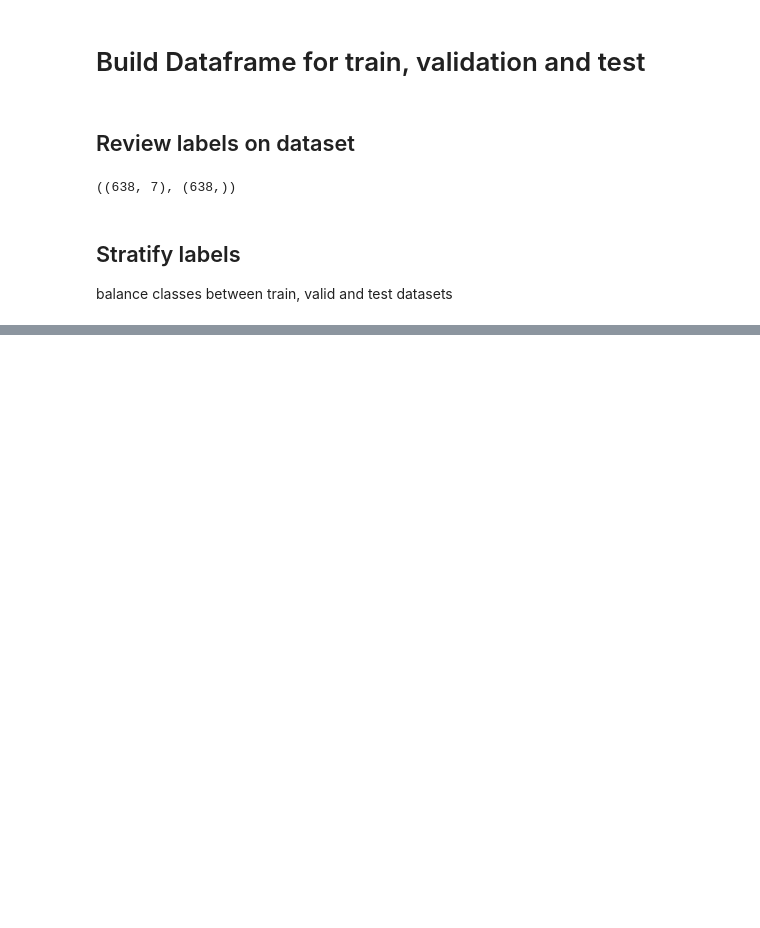
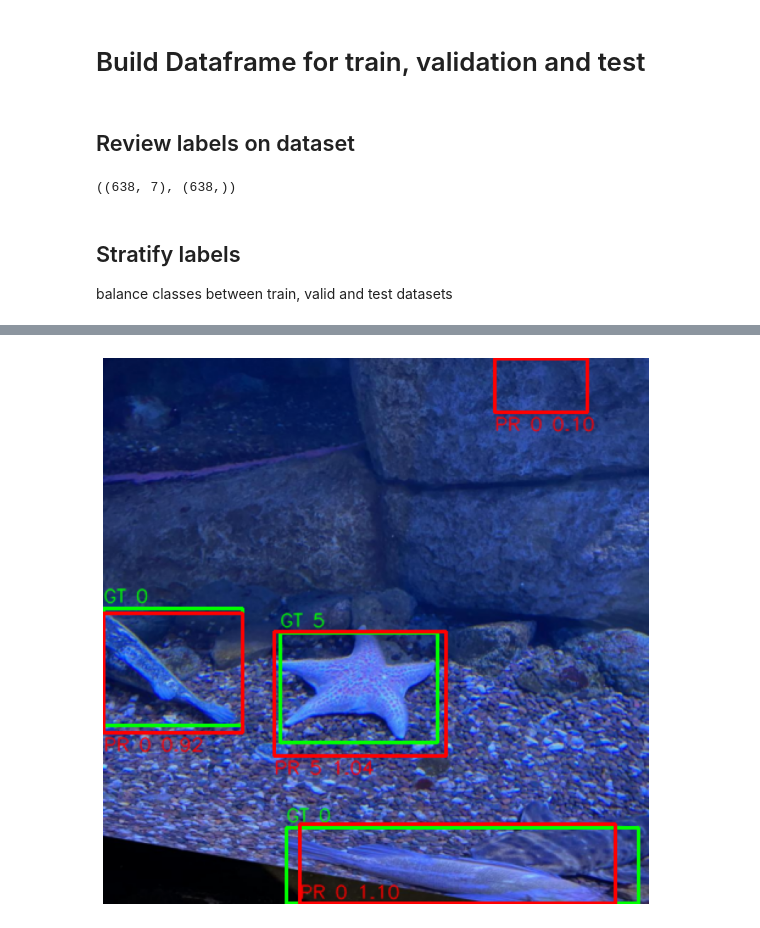
Before and after one commit to Antonio4BM/object-detection, a Jupyter notebook: underwater_object_detection.ipynb, the cells around one changed output, grey strips where cells are left out. Saved outputs shown, nothing was run; the diff lists cells and outputs as text; code cells hidden in the pictures; blank space fills up the shorter version.

Commit message:
refactor: plot predictions

```diff
--- a/underwater_object_detection.ipynb
+++ b/underwater_object_detection.ipynb
@@ -350,0 +553,46 @@ KeyboardInterrupt:
+# %%
+model.eval()
+
+all_images = []
+all_pred_boxes = []
+all_true_boxes = []
+
+with torch.no_grad():
+    for batch_index, (x, y) in enumerate(valid_loader):
+        x, y = x.to(device), y.to(device)
+        preds = model(x)
+
+        pred_boxes = cellboxes_to_boxes(
+            preds, S=7, C=7, B=2, is_predictions=True
+        )
+
+        true_boxes = cellboxes_to_boxes(
+            y, S=7, C=7, B=2, is_predictions=False
+        )
+
+        for i in range(x.shape[0]):
+            nms_boxes = non_max_suppression(
+                pred_boxes[i],
+                iou_threshold=0.5,
+                prob_threshold=0.1,
+                box_format="midpoint"
+            )
+
+            image = x[i].detach().cpu()
+            img = unnormalize_image(image)
+            all_images.append(img)
+            all_pred_boxes.append(nms_boxes)
+            all_true_boxes.append([box for box in true_boxes[i] if box[1] > 0])
+# %%
+img_bgr = draw_boxes_cv2(
+    all_images[3],
+    gt_boxes=all_true_boxes[3],
+    pred_boxes=all_pred_boxes[3]
+)
+# %%
+plt.figure(figsize=(10, 10))
+plt.imshow(cv2.cvtColor(img_bgr, cv2.COLOR_BGR2RGB))
+plt.axis("off")
+plt.show()
+# %% [output]
+[figure, added]
```
Also changed, not shown: parts of 12 cells of this notebook.
